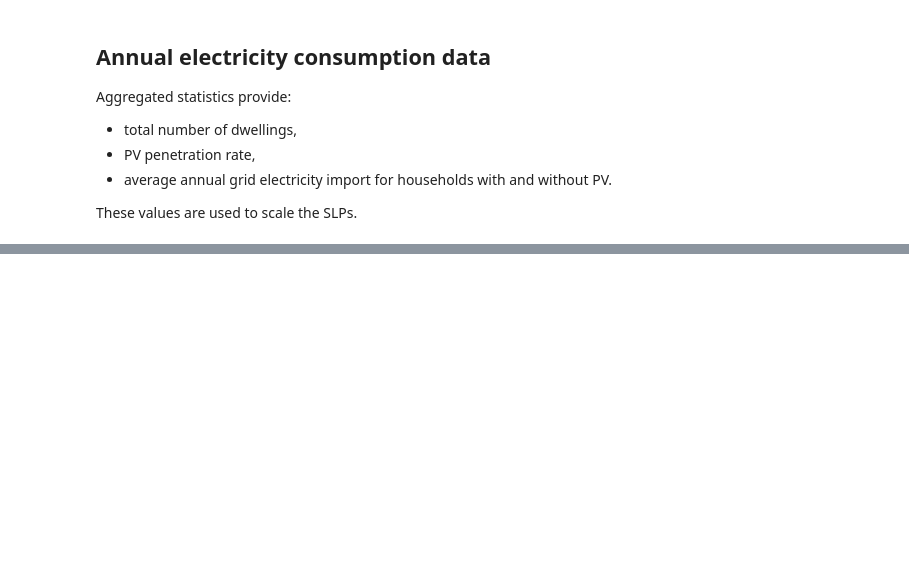
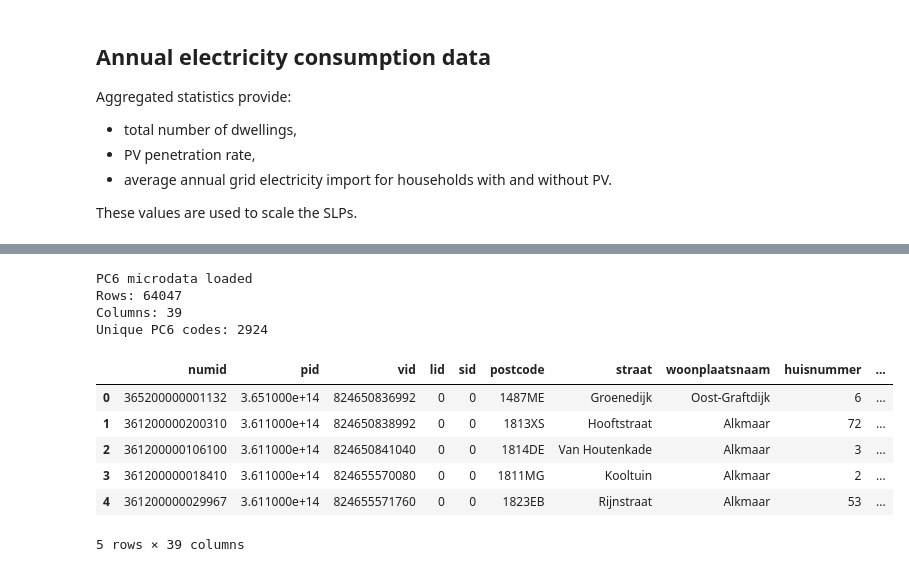
Before and after one commit to Dialectiek/policy-tool-slice, a Jupyter notebook: Alkmaar_load_profiles/alkmaar_load_profiles.ipynb, the cells around one changed output, grey strips where cells are left out. Cells and saved outputs as stored; diff of their text form; code cells hidden in the pictures; blank space fills up the shorter version.

```diff
--- a/Alkmaar_load_profiles/alkmaar_load_profiles.ipynb
+++ b/Alkmaar_load_profiles/alkmaar_load_profiles.ipynb
@@ -482,0 +536,37 @@ Name: load_dem, Length: 96, dtype: float64
+# %%
+# ------------------------------------------------------------
+# Load housing microdata (Alkmaar: GM0361)
+# ------------------------------------------------------------
+
+pc6_path = Path("data") / "energiedata-match-gemeentecode=[GM0361].csv"
+
+pc6_df = pd.read_csv(
+    pc6_path,
+    sep=";",
+    encoding="utf-8-sig",
+    engine="python",
+    on_bad_lines="skip"
+)
+
+# Clean column names (strip whitespace and remove BOM artifacts)
+pc6_df.columns = pc6_df.columns.astype(str).str.strip().str.replace("\ufeff", "", regex=False)
+
+# Basic sanity checks
+print("PC6 microdata loaded")
+print("Rows:", len(pc6_df))
+print("Columns:", len(pc6_df.columns))
+print("Unique PC6 codes:", pc6_df["postcode"].astype(str).str.strip().nunique())
+
+pc6_df.head()
+# %% [output]
+PC6 microdata loaded
+Rows: 64047
+Columns: 39
+Unique PC6 codes: 2924
+|  | numid | pid | vid | lid | sid | postcode | straat | woonplaatsnaam | huisnummer | ... |
+| 0 | 365200000001132 | 3.651000e+14 | 824650836992 | 0 | 0 | 1487ME | Groenedijk | Oost-Graftdijk | 6 | ... |
+| 1 | 361200000200310 | 3.611000e+14 | 824650838992 | 0 | 0 | 1813XS | Hooftstraat | Alkmaar | 72 | ... |
+| 2 | 361200000106100 | 3.611000e+14 | 824650841040 | 0 | 0 | 1814DE | Van Houtenkade | Alkmaar | 3 | ... |
+| 3 | 361200000018410 | 3.611000e+14 | 824655570080 | 0 | 0 | 1811MG | Kooltuin | Alkmaar | 2 | ... |
+| 4 | 361200000029967 | 3.611000e+14 | 824655571760 | 0 | 0 | 1823EB | Rijnstraat | Alkmaar | 53 | ... |
+5 rows × 39 columns
```
Also changed, not shown: parts of 32 cells of this notebook, 4 other files.
